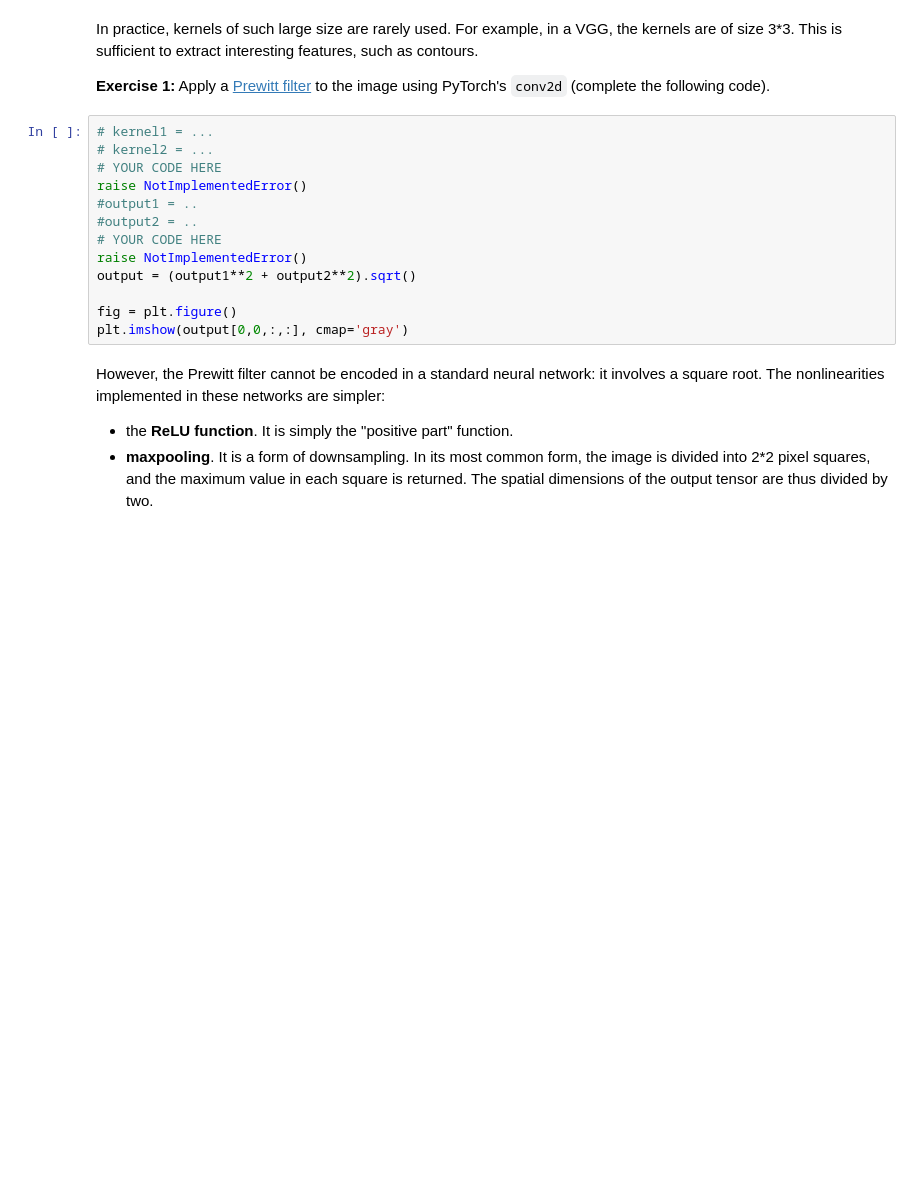
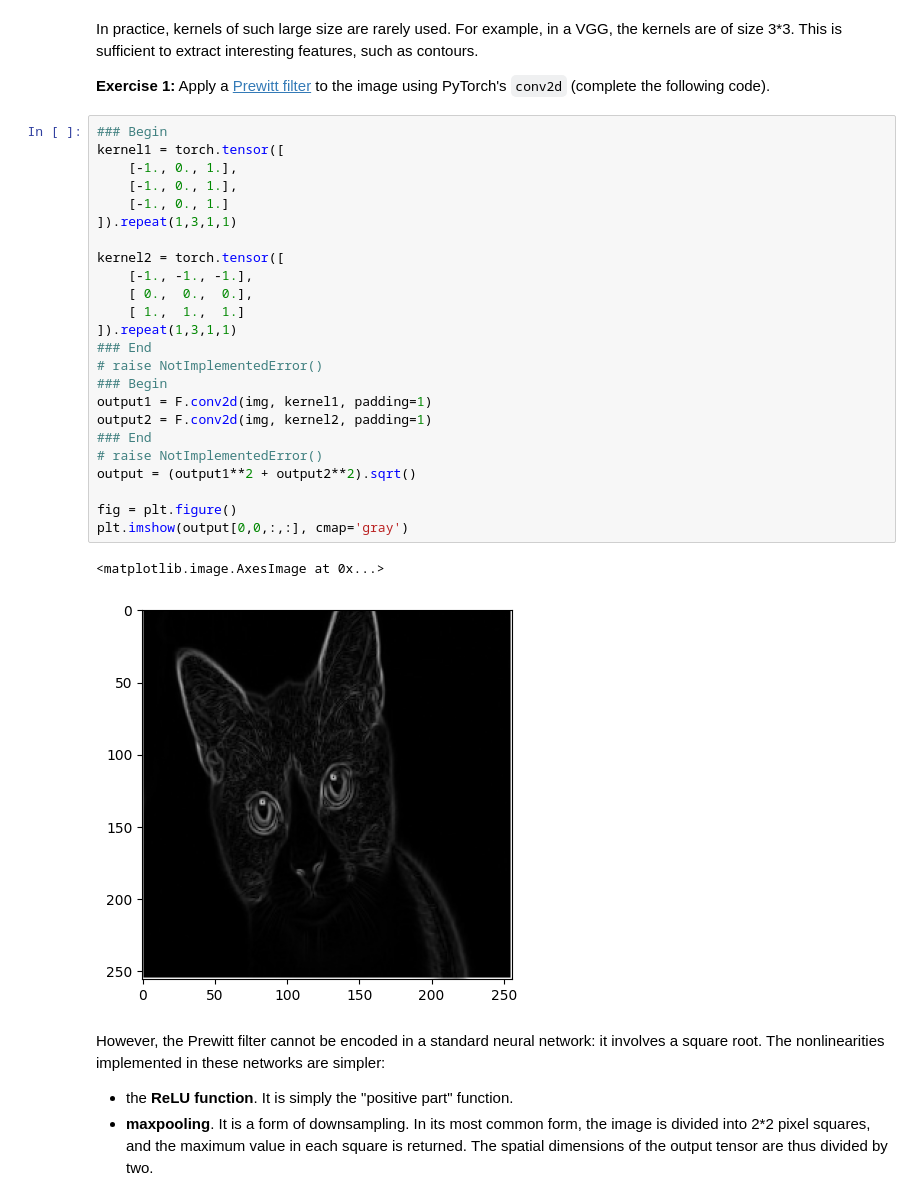
Before and after one commit to nanopiero/ML_S5_etudiants, a Jupyter notebook: practicals/P2/P2_instructions.ipynb, the cells around one changed output. Saved outputs shown, nothing was run; the diff lists cells and outputs as text; blank space fills up the shorter version.

```diff
--- a/practicals/P2/P2_instructions.ipynb
+++ b/practicals/P2/P2_instructions.ipynb
@@ -95,18 +131,32 @@ In practice, kernels of such large size are rarely used. For example, in a VGG,
 
 **Exercise 1:** Apply a [Prewitt filter](https://en.wikipedia.org/wiki/Prewitt_operator) to the image using PyTorch's `conv2d` (complete the following code).
 # %%
-# kernel1 = ...
-# kernel2 = ...
-# YOUR CODE HERE
-raise NotImplementedError()
-#output1 = ..
-#output2 = ..
-# YOUR CODE HERE
-raise NotImplementedError()
+### Begin
+kernel1 = torch.tensor([
+    [-1., 0., 1.],
+    [-1., 0., 1.],
+    [-1., 0., 1.]
+]).repeat(1,3,1,1)
+
+kernel2 = torch.tensor([
+    [-1., -1., -1.],
+    [ 0.,  0.,  0.],
+    [ 1.,  1.,  1.]
+]).repeat(1,3,1,1)
+### End
+# raise NotImplementedError()
+### Begin
+output1 = F.conv2d(img, kernel1, padding=1)
+output2 = F.conv2d(img, kernel2, padding=1)
+### End
+# raise NotImplementedError()
 output = (output1**2 + output2**2).sqrt()
 
 fig = plt.figure()
 plt.imshow(output[0,0,:,:], cmap='gray')
+# %% [output]
+<matplotlib.image.AxesImage at 0x...>
+[figure, added]
 # %% [markdown]
 However, the Prewitt filter cannot be encoded in a standard neural network: it involves a square root. The nonlinearities implemented in these networks are simpler:
 
```
Also changed, not shown: parts of 11 cells of this notebook.
